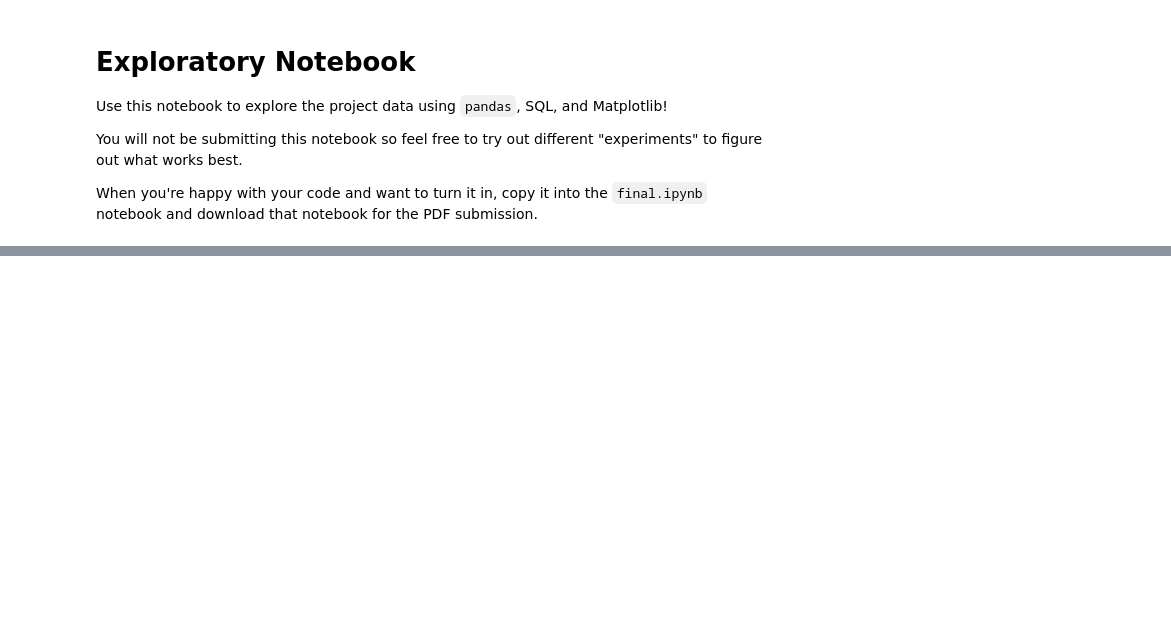
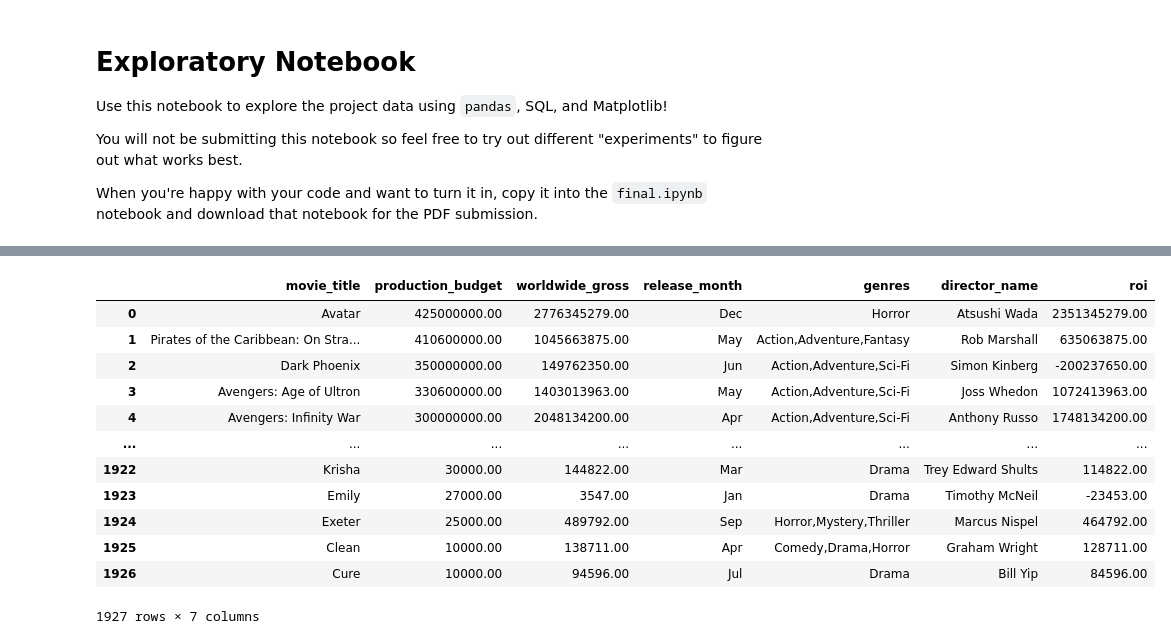
Before and after one commit to Phillip-J-Allen/phase2-project-enterprise, a Jupyter notebook: exploratory.ipynb, the cells around one changed output, grey strips where cells are left out. Cells and saved outputs as stored; diff of their text form; code cells hidden in the pictures; blank space fills up the shorter version.

```diff
--- a/exploratory.ipynb
+++ b/exploratory.ipynb
@@ -41,0 +167,10 @@ At the end, it is always a best practice to close the connection to the database
+# %%
+# Convert production_budget, domestic_gross, and worldwide_gross to floats
+tn_mb['production_budget'] = tn_mb['production_budget'].replace('[\$,]', '', regex=True).astype(float)
+tn_mb['worldwide_gross'] = tn_mb['worldwide_gross'].replace('[\$,]', '', regex=True).astype(float)
+# %%
+# Convert the worldwide_gross column to an easier to read number
+pd.set_option('display.float_format','{:.2f}'.format)
+# %%
+# Remove all records that have both domestic_gross and worldwide_gross == 0
+tn_mb = tn_mb[ tn_mb['worldwide_gross'] != 0]
@@ -41,0 +199,6 @@ At the end, it is always a best practice to close the connection to the database
+# %%
+# Merge tn_mb and bom_movie_gross on movie_title
+movie_data = pd.merge(tn_mb,
+                      imdb,
+                      on=['movie_title'],
+                      how='inner')
@@ -41,0 +232,18 @@ At the end, it is always a best practice to close the connection to the database
+# %%
+# Create the roi column
+movie_data['roi'] = movie_data['worldwide_gross'] - movie_data['production_budget']
+movie_data
+# %% [output]
+|  | movie_title | production_budget | worldwide_gross | release_month | genres | director_name | roi |
+| 0 | Avatar | 425000000.00 | 2776345279.00 | Dec | Horror | Atsushi Wada | 2351345279.00 |
+| 1 | Pirates of the Caribbean: On Stra... | 410600000.00 | 1045663875.00 | May | Action,Adventure,Fantasy | Rob Marshall | 635063875.00 |
+| 2 | Dark Phoenix | 350000000.00 | 149762350.00 | Jun | Action,Adventure,Sci-Fi | Simon Kinberg | -200237650.00 |
+| 3 | Avengers: Age of Ultron | 330600000.00 | 1403013963.00 | May | Action,Adventure,Sci-Fi | Joss Whedon | 1072413963.00 |
+| 4 | Avengers: Infinity War | 300000000.00 | 2048134200.00 | Apr | Action,Adventure,Sci-Fi | Anthony Russo | 1748134200.00 |
+| ... | ... | ... | ... | ... | ... | ... | ... |
+| 1922 | Krisha | 30000.00 | 144822.00 | Mar | Drama | Trey Edward Shults | 114822.00 |
+| 1923 | Emily | 27000.00 | 3547.00 | Jan | Drama | Timothy McNeil | -23453.00 |
+| 1924 | Exeter | 25000.00 | 489792.00 | Sep | Horror,Mystery,Thriller | Marcus Nispel | 464792.00 |
+| 1925 | Clean | 10000.00 | 138711.00 | Apr | Comedy,Drama,Horror | Graham Wright | 128711.00 |
+| 1926 | Cure | 10000.00 | 94596.00 | Jul | Drama | Bill Yip | 84596.00 |
+1927 rows × 7 columns
```
Also changed, not shown: parts of 58 cells of this notebook, 3 other files.
